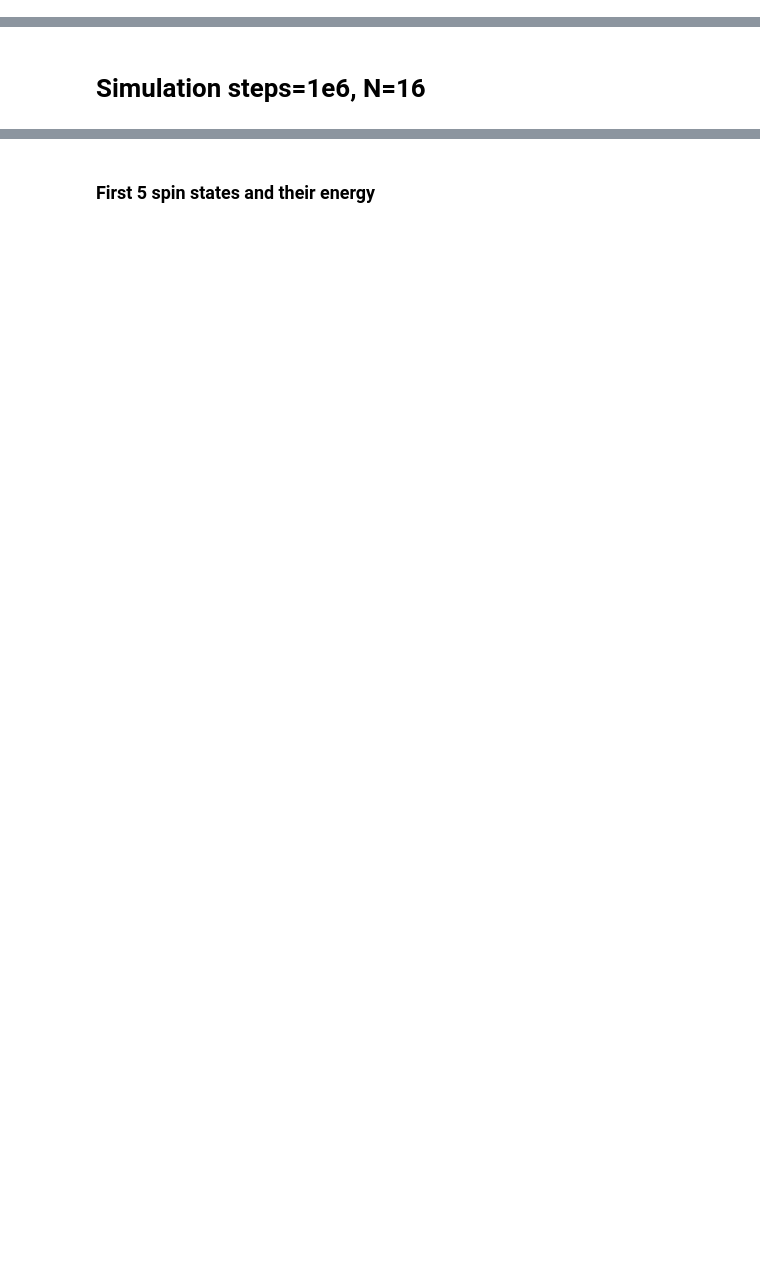
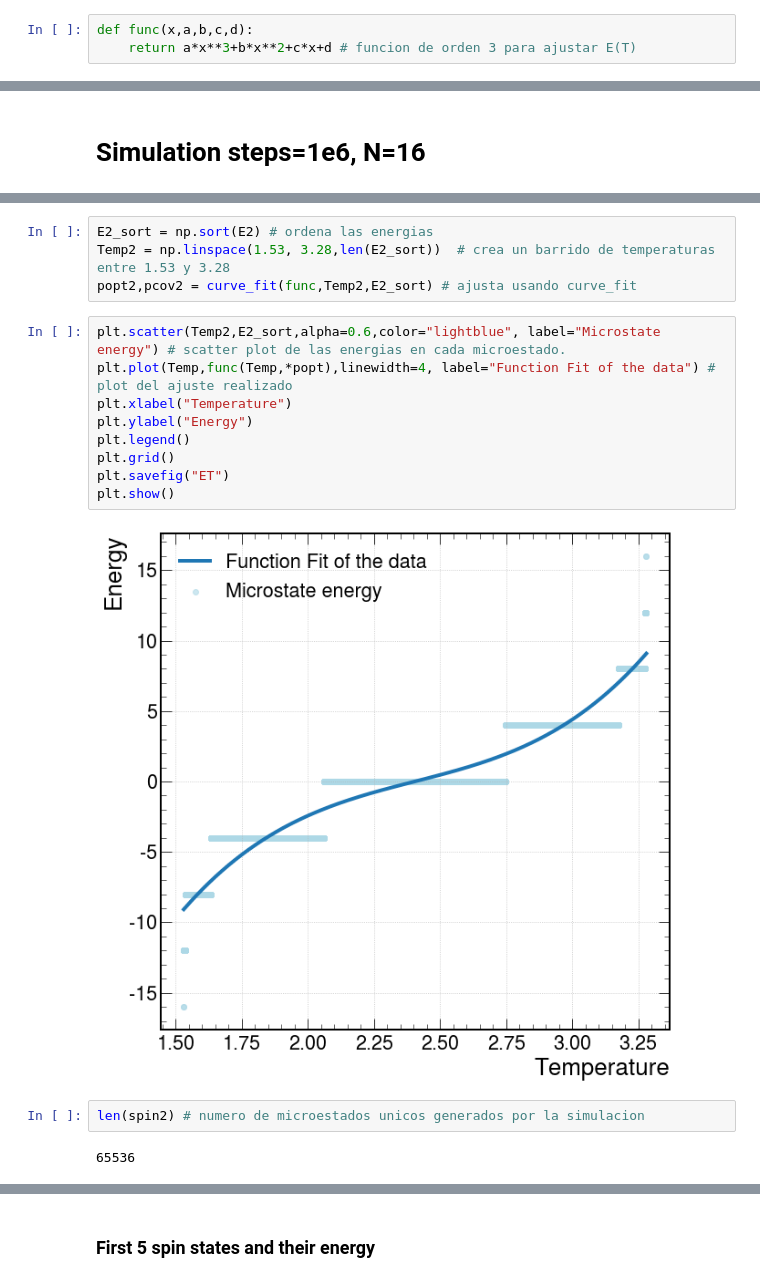
Before and after one commit to sergioduquem15/Statistics1, a Jupyter notebook: problem1_2.ipynb, the cells around one changed output, grey strips where cells are left out. Drawn from its saved outputs; the diff is of its cells as text; blank space fills up the shorter version.

```diff
--- a/problem1_2.ipynb
+++ b/problem1_2.ipynb
@@ -61,4 +65,7 @@ def graph(energy,col1="g",col2="darkgreen",b=32,offs=0): # Funcion que grafica,
 def digits(iter,spin,energy): # funcion que muestra la cantidad (iter) de datos que se genero de espin y energia en cada iteracion.
     for i in range(iter):
         print("Spin states="+str(spin[i])+"\t Energy= "+str(energy[i])) # imprime los resultados
+# %%
+def func(x,a,b,c,d):
+    return a*x**3+b*x**2+c*x+d # funcion de orden 3 para ajustar E(T)
 # %% [markdown]
@@ -96,0 +120,19 @@ graph(E2,"b","darkblue",16,2)
+# %%
+E2_sort = np.sort(E2) # ordena las energias
+Temp2 = np.linspace(1.53, 3.28,len(E2_sort))  # crea un barrido de temperaturas entre 1.53 y 3.28
+popt2,pcov2 = curve_fit(func,Temp2,E2_sort) # ajusta usando curve_fit
+# %%
+plt.scatter(Temp2,E2_sort,alpha=0.6,color="lightblue", label="Microstate energy") # scatter plot de las energias en cada microestado.
+plt.plot(Temp,func(Temp,*popt),linewidth=4, label="Function Fit of the data") # plot del ajuste realizado
+plt.xlabel("Temperature")
+plt.ylabel("Energy")
+plt.legend()
+plt.grid()
+plt.savefig("ET")
+plt.show()
+# %% [output]
+[figure, added]
+# %%
+len(spin2) # numero de microestados unicos generados por la simulacion
+# %% [output]
+65536
```
Also changed, not shown: parts of 43 cells of this notebook.
